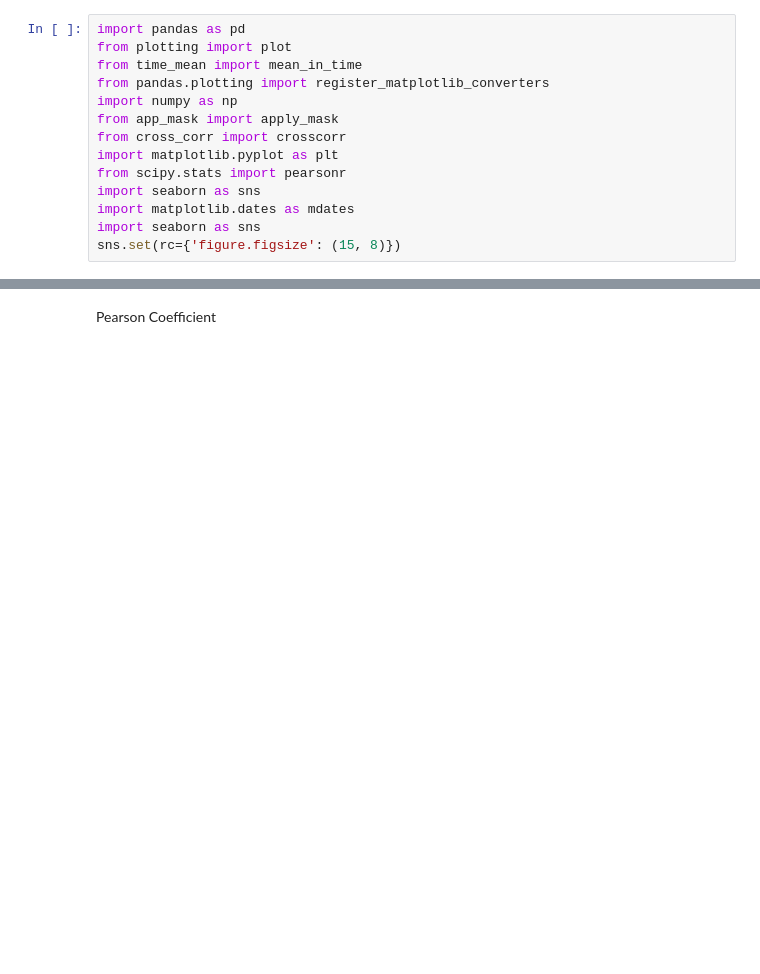
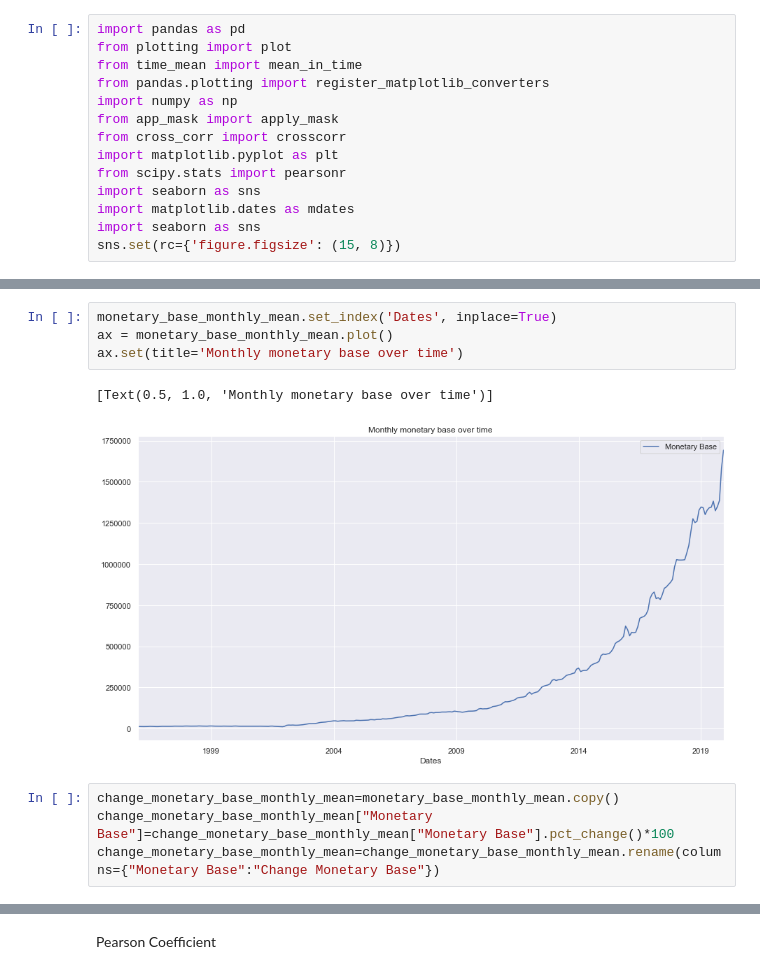
Before and after one commit to lambdaclass/finance_playground, a Jupyter notebook: notebooks/cmb_inflation/Correlation.ipynb, the cells around one changed output, grey strips where cells are left out. Cells and saved outputs as stored; diff of their text form; blank space fills up the shorter version.

```diff
--- a/notebooks/cmb_inflation/Correlation.ipynb
+++ b/notebooks/cmb_inflation/Correlation.ipynb
@@ -32 +36,12 @@ monetary_base.plot()
+# %%
+monetary_base_monthly_mean.set_index('Dates', inplace=True)
+ax = monetary_base_monthly_mean.plot()
+ax.set(title='Monthly monetary base over time')
+# %% [output]
+[Text(0.5, 1.0, 'Monthly monetary base over time')]
+[figure, added]
+# %%
+change_monetary_base_monthly_mean=monetary_base_monthly_mean.copy()
+change_monetary_base_monthly_mean["Monetary Base"]=change_monetary_base_monthly_mean["Monetary Base"].pct_change()*100
+change_monetary_base_monthly_mean=change_monetary_base_monthly_mean.rename(columns={"Monetary Base":"Change Monetary Base"})
 # %%
```
Also changed, not shown: parts of 28 cells of this notebook, 3 other files.
